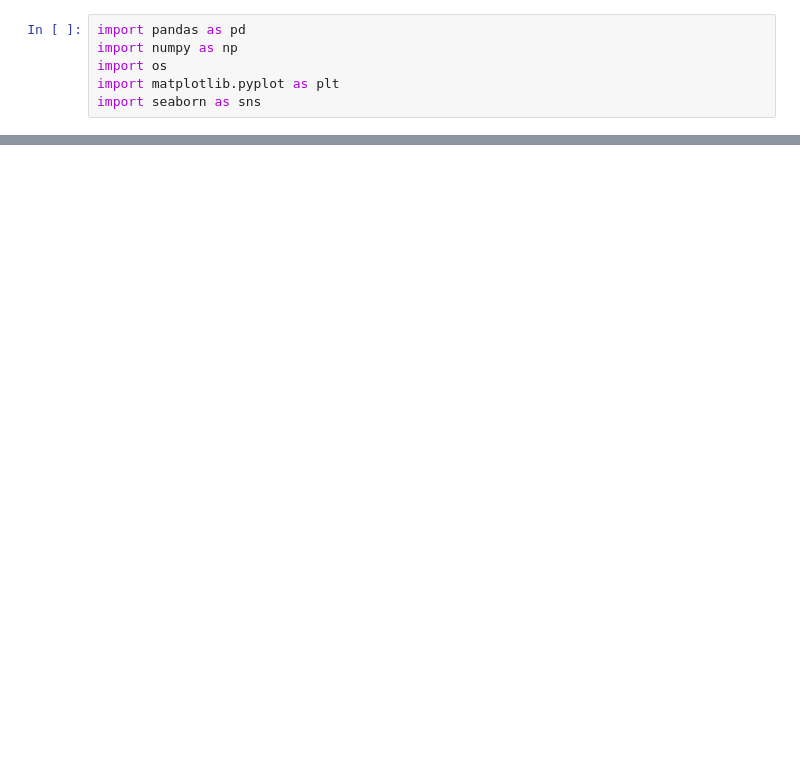
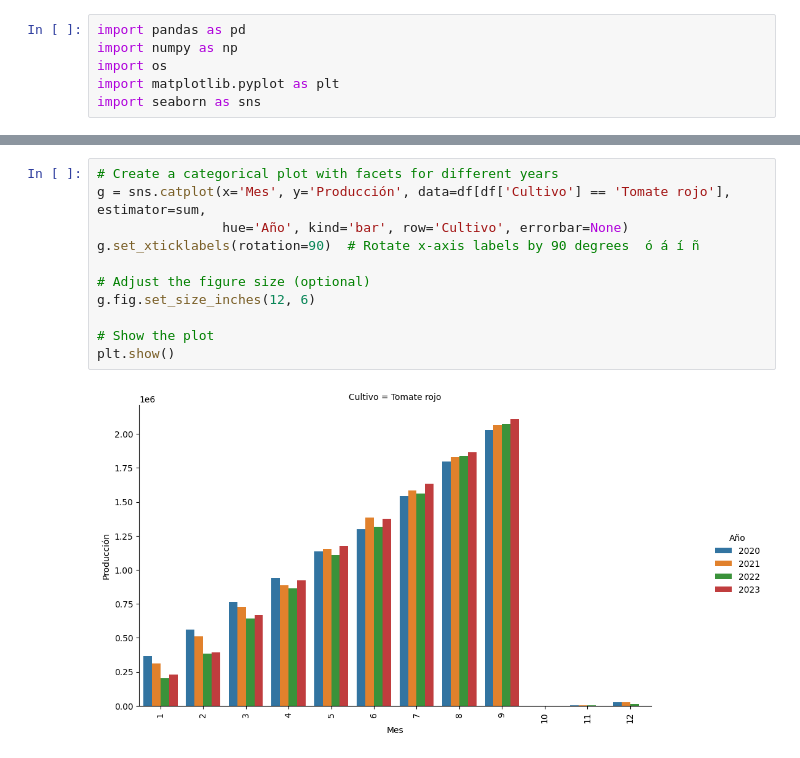
Before and after one commit to ProyectosMCD/RedBAMX, a Jupyter notebook: EDA/eda_Datos_Avance_Siembras_Cosechas_SIAP.ipynb, the cells around one changed output, grey strips where cells are left out. Drawn from its saved outputs; the diff is of its cells as text; blank space fills up the shorter version.

```diff
--- a/EDA/eda_Datos_Avance_Siembras_Cosechas_SIAP.ipynb
+++ b/EDA/eda_Datos_Avance_Siembras_Cosechas_SIAP.ipynb
@@ -42,0 +49,13 @@ memory usage: 35.2+ MB
+# %%
+# Create a categorical plot with facets for different years
+g = sns.catplot(x='Mes', y='Producción', data=df[df['Cultivo'] == 'Tomate rojo'], estimator=sum,
+                hue='Año', kind='bar', row='Cultivo', errorbar=None)
+g.set_xticklabels(rotation=90)  # Rotate x-axis labels by 90 degrees  ó á í ñ
+
+# Adjust the figure size (optional)
+g.fig.set_size_inches(12, 6)
+
+# Show the plot
+plt.show()
+# %% [output]
+[figure, added]
```
Also changed, not shown: parts of 20 cells of this notebook, 3 other files.
